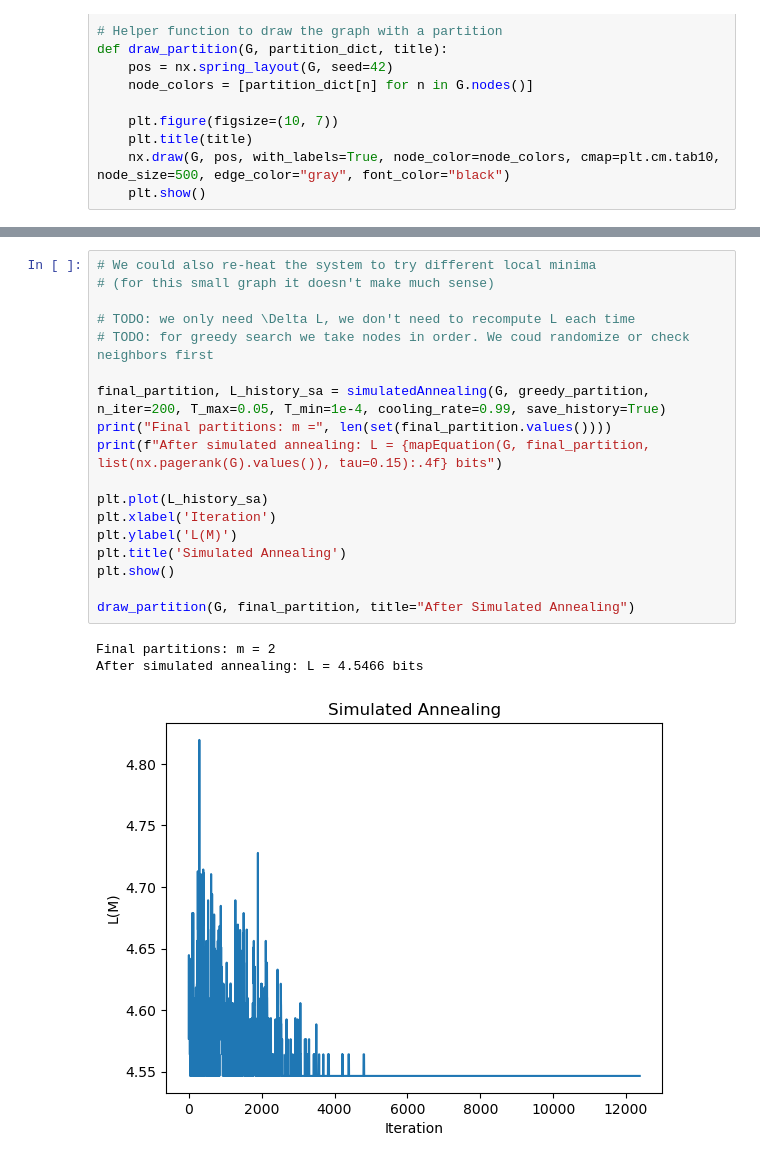
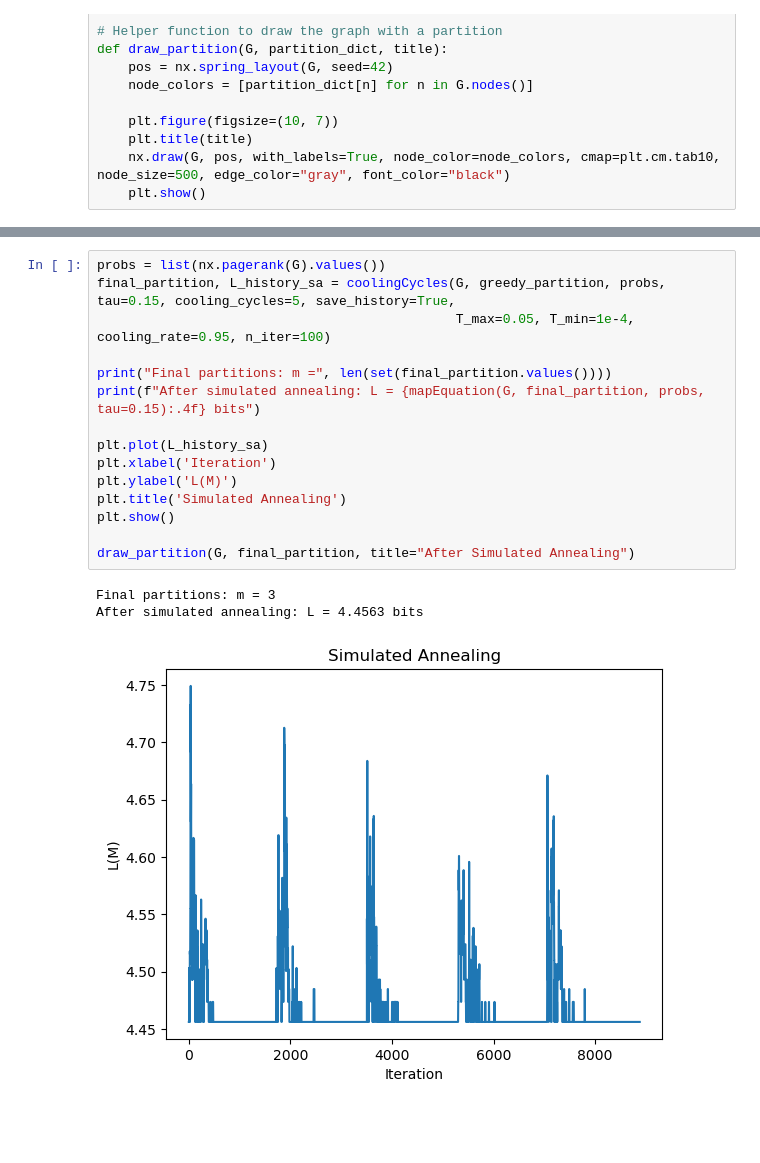
Before and after one commit to riccorte/InfoMap-Analysis, a Jupyter notebook: infomap_1.ipynb, the cells around one changed output, grey strips where cells are left out. Drawn from its saved outputs; the diff is of its cells as text; blank space fills up the shorter version.

Commit message:
Fix error on greedyMerge and added cooling cycles for the simulated annealing

```diff
--- a/infomap_1.ipynb
+++ b/infomap_1.ipynb
@@ -261,22 +329,19 @@ After greedy search: L = 4.5769 bits
 # %%
-# We could also re-heat the system to try different local minima
-# (for this small graph it doesn't make much sense)
+probs = list(nx.pagerank(G).values())
+final_partition, L_history_sa = coolingCycles(G, greedy_partition, probs, tau=0.15, cooling_cycles=5, save_history=True,
+                                              T_max=0.05, T_min=1e-4, cooling_rate=0.95, n_iter=100)
 
-# TODO: we only need \Delta L, we don't need to recompute L each time
-# TODO: for greedy search we take nodes in order. We coud randomize or check neighbors first
-
-final_partition, L_history_sa = simulatedAnnealing(G, greedy_partition, n_iter=200, T_max=0.05, T_min=1e-4, cooling_rate=0.99, save_history=True)
 print("Final partitions: m =", len(set(final_partition.values())))
-print(f"After simulated annealing: L = {mapEquation(G, final_partition, list(nx.pagerank(G).values()), tau=0.15):.4f} bits")
+print(f"After simulated annealing: L = {mapEquation(G, final_partition, probs, tau=0.15):.4f} bits")
 
 plt.plot(L_history_sa)
 plt.xlabel('Iteration')
 plt.ylabel('L(M)')
 plt.title('Simulated Annealing')
 plt.show()
 
 draw_partition(G, final_partition, title="After Simulated Annealing")
 # %% [output]
-Final partitions: m = 2
-After simulated annealing: L = 4.5466 bits
+Final partitions: m = 3
+After simulated annealing: L = 4.4563 bits
-[figure, old version]
+[figure, new version]
```
Also changed, not shown: parts of 3 cells of this notebook.
